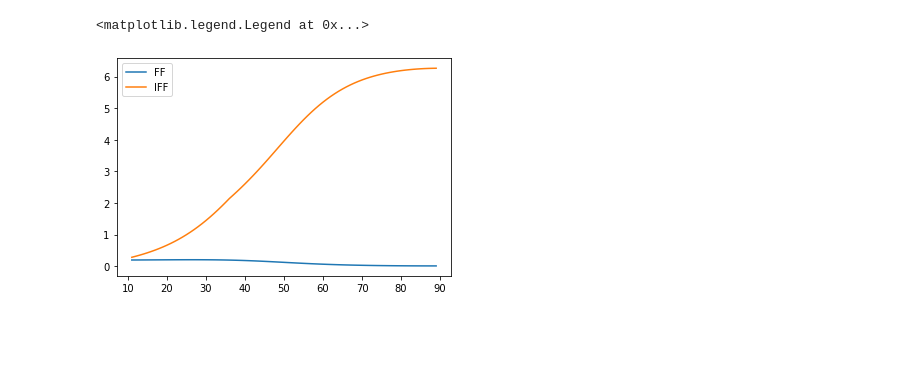
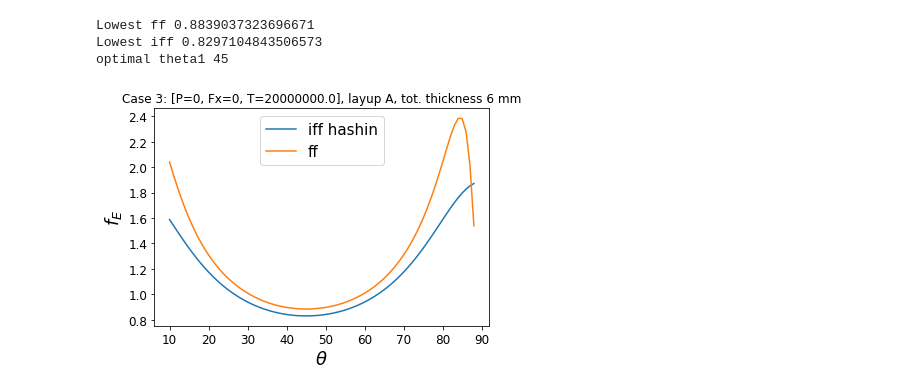
Before and after one commit to alfm778/Plastkompositter, a Jupyter notebook: Assignment 3.ipynb, the cells around one changed output. Drawn from its saved outputs; the diff is of its cells as text; code cells hidden in the pictures; blank space fills up the shorter version.

```diff
--- a/Assignment 3.ipynb
+++ b/Assignment 3.ipynb
@@ -305,48 +413,45 @@ plt.plot(thetas, iff_fE_list)
 # %%
-# Case 2 layup A
+# Case 3 layup A
+P,Fx,T = 0, 0, 20E6
+R = 75
+casenr = 3
+layupnr = "A"
 
-R, P, Fx = 75, 0, 100000
+t1 = 6
+fE_ff = []
+fE_iff = []
+thetas = list(range(10, 89))
+#set_plot_props()
 
+for theta1 in thetas:
+    layup_iff = [{'mat':m,  'ori':  theta1,  'thi':t1/2},
+              {'mat':m,  'ori': -theta1,  'thi':t1/2}]
+    layup_ff = [{'mat':m2,  'ori':  theta1,  'thi':t1/2},
+              {'mat':m2,  'ori': -theta1,  'thi':t1/2}]
 
-m = oppg_materiale
-ff_fE_list = []
-iff_fE_list = []
-thetas = list(range(11, 90))
-for theta in thetas:
+    res_ff = solve(layup_ff,R=75,P=P*3,Fx=Fx*3,T=T*3)
+    res_iff = solve(layup_iff,R=75,P=P*1.2,Fx=Fx*1.2,T=T*1.2)
 
-    layupA = [{'mat':m, 'ori': theta, 'thi':0.5},
-              {'mat':m, 'ori': -theta, 'thi':0.5}]
-    t = laminateThickness(layupA)
-    Nx=Fx/(2*np.pi*R)
-    Ny=0
-    Nxy=0
-
-
-    A = computeA(layupA)
-    Q = Q2D(m1)
-
-    loads=[Nx,Ny,Nxy]
-    strains_global=np.linalg.solve(A,loads)
-
-    ff_candidates = []
-    iff_fE_candidates = []
-    for layer in layupA:
-        angle = layer["ori"]
-        strains = np.matmul(T2De(angle), strains_global)
-        s = np.matmul(Q, strains)
-        ff_candidates.append(ff_fE(s,m))
-        iff_fE_candidates.append(fE_hashin([s[0], s[1], 0, s[2], 0, 0], m)[1])
+    fE_ff.append(res_ff["fE_ff"])
+    fE_iff.append(res_iff["fE_iff"])
+    #print(fE_ff)
 
 
 
-    ff_fE_list.append(max(ff_candidates))
-    iff_fE_list.append(max(iff_fE_candidates))
-    #print(stresses_local[0])
-
-plt.plot(thetas, ff_fE_list, label="FF")
-plt.plot(thetas, iff_fE_list, label="IFF")
-plt.legend()
+print("Lowest ff", min(fE_ff))
+print("Lowest iff", min(fE_iff))
+optimal_theta1 = 45
+print("optimal theta1", optimal_theta1)
+plt.plot(thetas, fE_iff, label="iff hashin")
+plt.plot(thetas, fE_ff, label="ff")
+plt.xlabel("$\\theta$")
+plt.ylabel("$f_E$")
+plt.title(f"Case {casenr}: [{P=}, {Fx=}, {T=}], layup {layupnr}, tot. thickness {t1} mm")
+plt.legend(prop={'size': legendsize})
+plt.savefig(f'output/Case{casenr} - layup{layupnr}.png')
 # %% [output]
-<matplotlib.legend.Legend at 0x...>
+Lowest ff 0.8839037323696671
+Lowest iff 0.8297104843506573
+optimal theta1 45
-[figure, old version]
+[figure, new version]
 # %%
```
Also changed, not shown: parts of 22 cells of this notebook.
